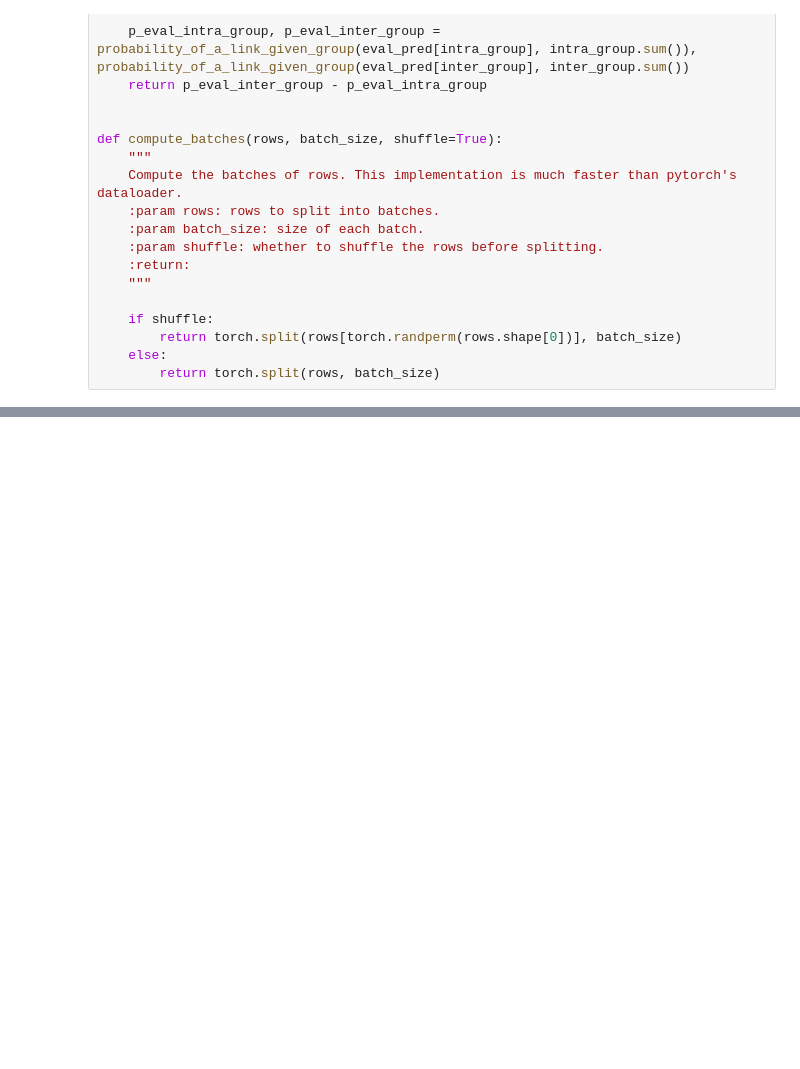
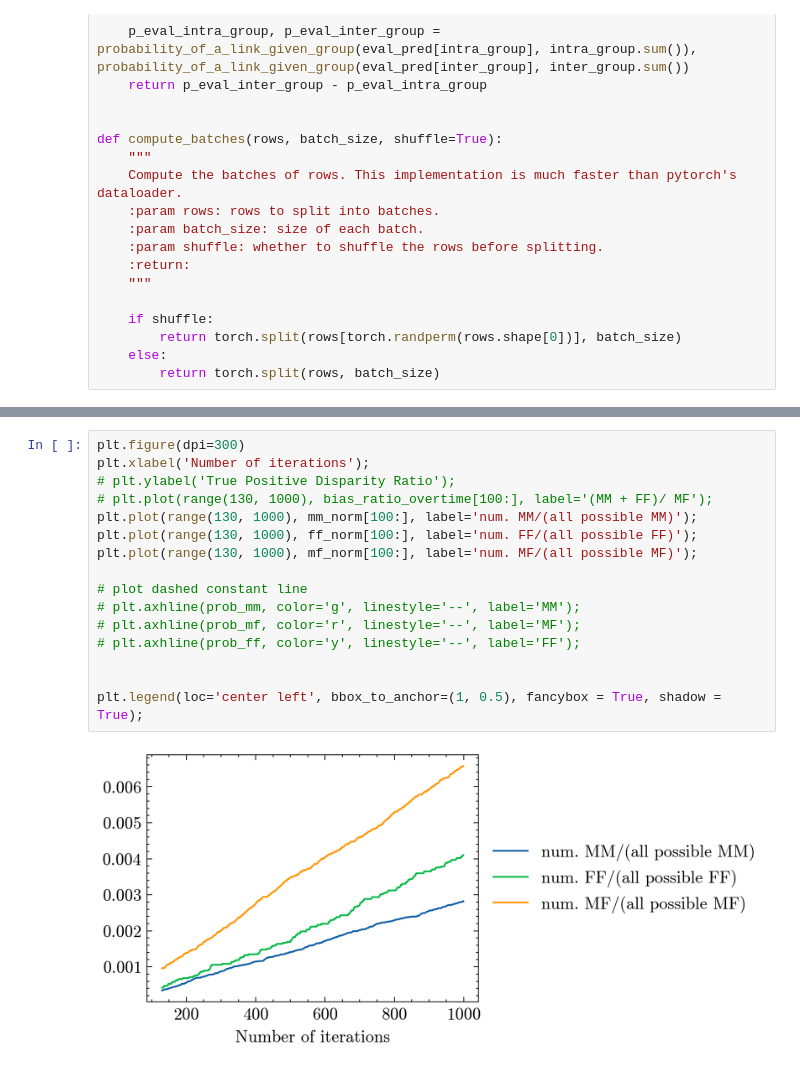
Before and after one commit to joaopedromattos/fairness, a Jupyter notebook: cummulative_effect/common_neighbors.ipynb, the cells around one changed output, grey strips where cells are left out. Cells and saved outputs as stored; diff of their text form; blank space fills up the shorter version.

```diff
--- a/cummulative_effect/common_neighbors.ipynb
+++ b/cummulative_effect/common_neighbors.ipynb
@@ -1246,0 +1282,18 @@ torch.Size([2506, 2])
+# %%
+plt.figure(dpi=300)
+plt.xlabel('Number of iterations');
+# plt.ylabel('True Positive Disparity Ratio');
+# plt.plot(range(130, 1000), bias_ratio_overtime[100:], label='(MM + FF)/ MF');
+plt.plot(range(130, 1000), mm_norm[100:], label='num. MM/(all possible MM)');
+plt.plot(range(130, 1000), ff_norm[100:], label='num. FF/(all possible FF)');
+plt.plot(range(130, 1000), mf_norm[100:], label='num. MF/(all possible MF)');
+
+# plot dashed constant line
+# plt.axhline(prob_mm, color='g', linestyle='--', label='MM');
+# plt.axhline(prob_mf, color='r', linestyle='--', label='MF');
+# plt.axhline(prob_ff, color='y', linestyle='--', label='FF');
+
+
+plt.legend(loc='center left', bbox_to_anchor=(1, 0.5), fancybox = True, shadow = True);
+# %% [output]
+[figure, added]
```
Also changed, not shown: parts of 22 cells of this notebook, 27 other files.
